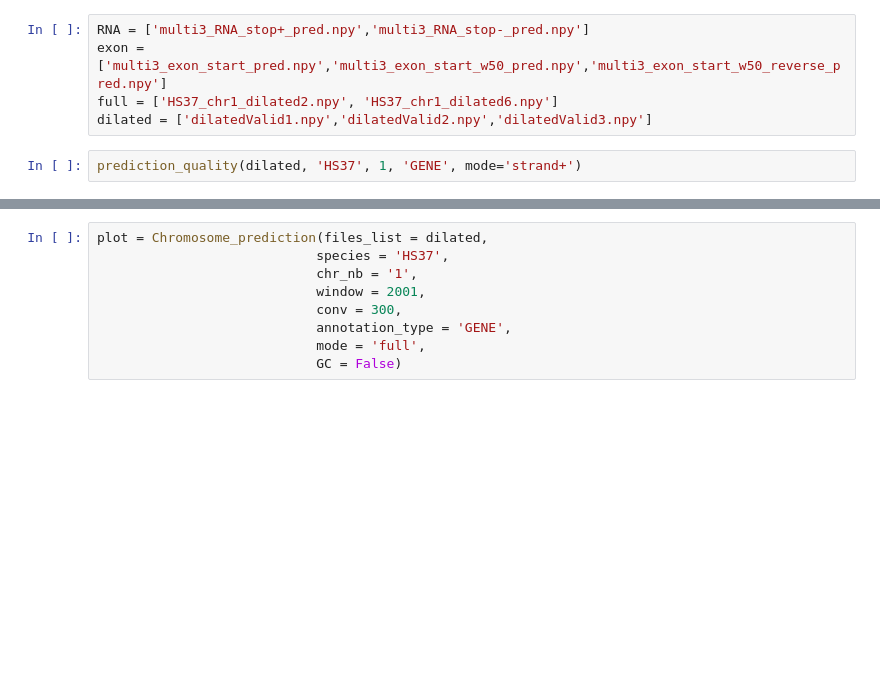
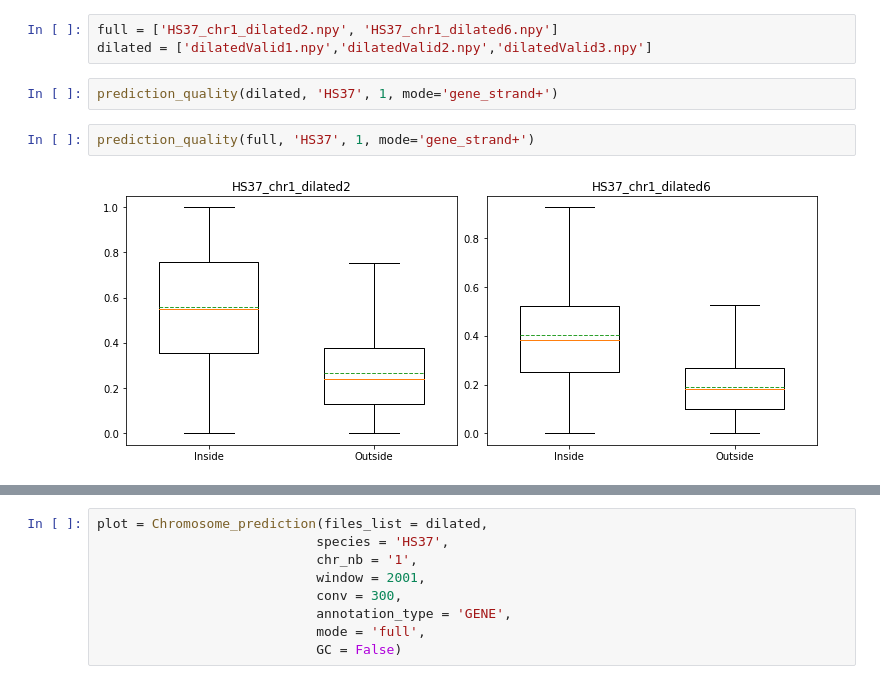
Before and after one commit to Lou-Duron/DeepCNN_annotation-MNHN, a Jupyter notebook: Prediction_analysis.ipynb, the cells around one changed output, grey strips where cells are left out. Saved outputs shown, nothing was run; the diff lists cells and outputs as text; blank space fills up the shorter version.

```diff
--- a/Prediction_analysis.ipynb
+++ b/Prediction_analysis.ipynb
@@ -7,8 +7,10 @@ import numpy as np
 # %%
-RNA = ['multi3_RNA_stop+_pred.npy','multi3_RNA_stop-_pred.npy']
-exon = ['multi3_exon_start_pred.npy','multi3_exon_start_w50_pred.npy','multi3_exon_start_w50_reverse_pred.npy']
 full = ['HS37_chr1_dilated2.npy', 'HS37_chr1_dilated6.npy']
 dilated = ['dilatedValid1.npy','dilatedValid2.npy','dilatedValid3.npy']
 # %%
-prediction_quality(dilated, 'HS37', 1, 'GENE', mode='strand+')
+prediction_quality(dilated, 'HS37', 1, mode='gene_strand+')
+# %%
+prediction_quality(full, 'HS37', 1, mode='gene_strand+')
+# %% [output]
+[figure, added]
 # %%
```
Also changed, not shown: parts of 2 cells of this notebook, 6 other files.
